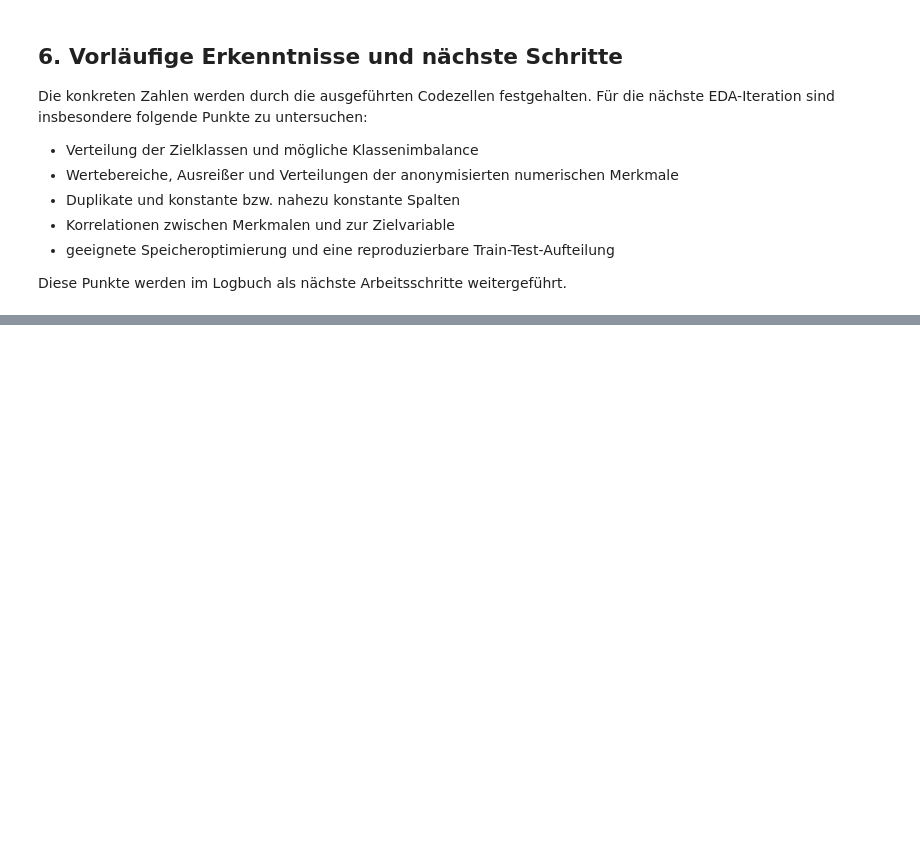
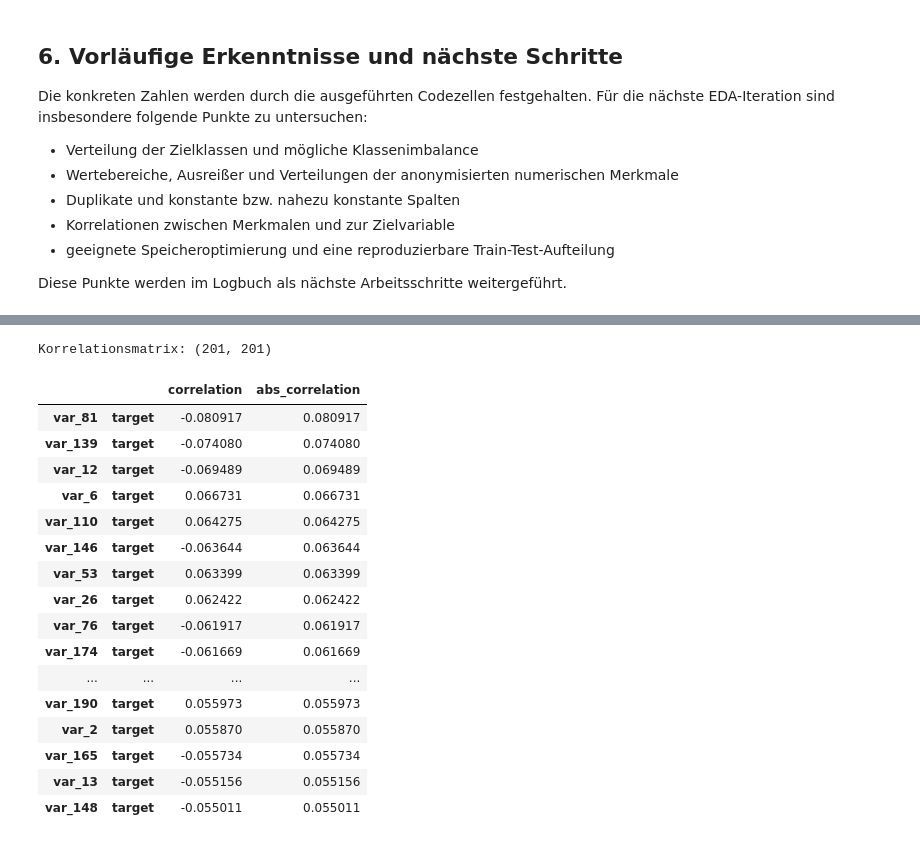
Before and after one commit to Cypshu/ADA_Project, a Jupyter notebook: Cyp/EDA/01_Datensatz_Einfuehrung.ipynb, the cells around one changed output, grey strips where cells are left out. Saved outputs shown, nothing was run; the diff lists cells and outputs as text; code cells hidden in the pictures; blank space fills up the shorter version.

```diff
--- a/Cyp/EDA/01_Datensatz_Einfuehrung.ipynb
+++ b/Cyp/EDA/01_Datensatz_Einfuehrung.ipynb
@@ -219,0 +268,25 @@ Diese Punkte werden im Logbuch als nächste Arbeitsschritte weitergeführt.
+# %%
+correlation_matrix = numeric_view.corr(method="pearson")
+print("Korrelationsmatrix:", correlation_matrix.shape)
+upper_triangle = correlation_matrix.where(np.triu(np.ones(correlation_matrix.shape), k=1).astype(bool))
+strongest_correlations = (upper_triangle.stack().rename("correlation").to_frame().assign(abs_correlation=lambda x: x["correlation"].abs()).sort_values("abs_correlation", ascending=False).head(20))
+display(strongest_correlations)
+# %% [output]
+Korrelationsmatrix: (201, 201)
+|  |  | correlation | abs_correlation |
+| var_81 | target | -0.080917 | 0.080917 |
+| var_139 | target | -0.074080 | 0.074080 |
+| var_12 | target | -0.069489 | 0.069489 |
+| var_6 | target | 0.066731 | 0.066731 |
+| var_110 | target | 0.064275 | 0.064275 |
+| var_146 | target | -0.063644 | 0.063644 |
+| var_53 | target | 0.063399 | 0.063399 |
+| var_26 | target | 0.062422 | 0.062422 |
+| var_76 | target | -0.061917 | 0.061917 |
+| var_174 | target | -0.061669 | 0.061669 |
+| ... | ... | ... | ... |
+| var_190 | target | 0.055973 | 0.055973 |
+| var_2 | target | 0.055870 | 0.055870 |
+| var_165 | target | -0.055734 | 0.055734 |
+| var_13 | target | -0.055156 | 0.055156 |
+| var_148 | target | -0.055011 | 0.055011 |
```
Also changed, not shown: parts of 8 cells of this notebook, 2 other files.
